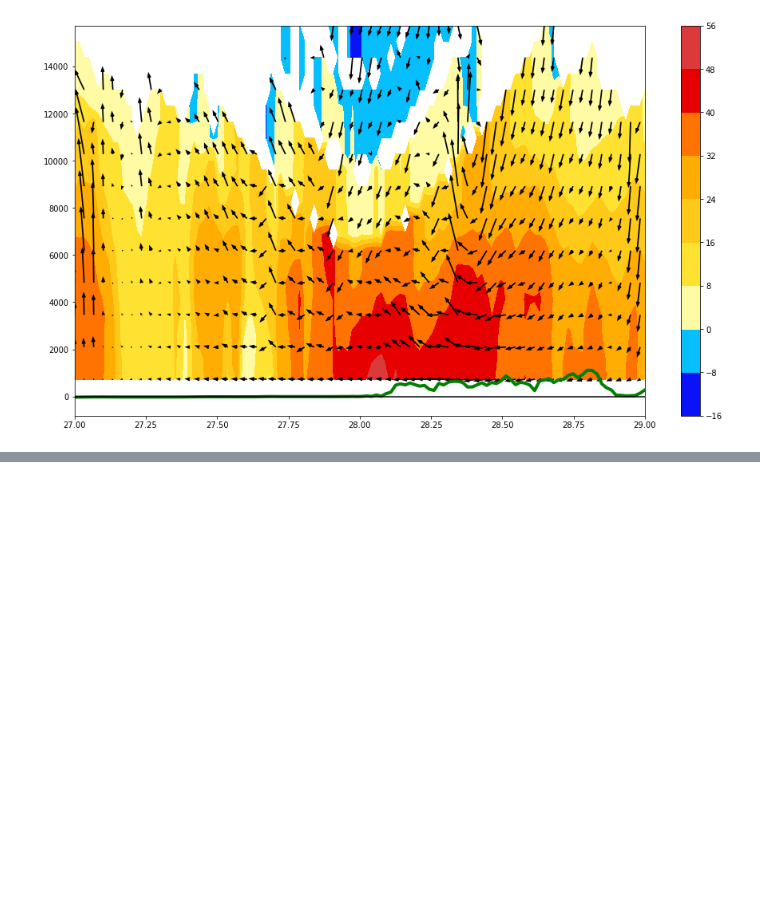
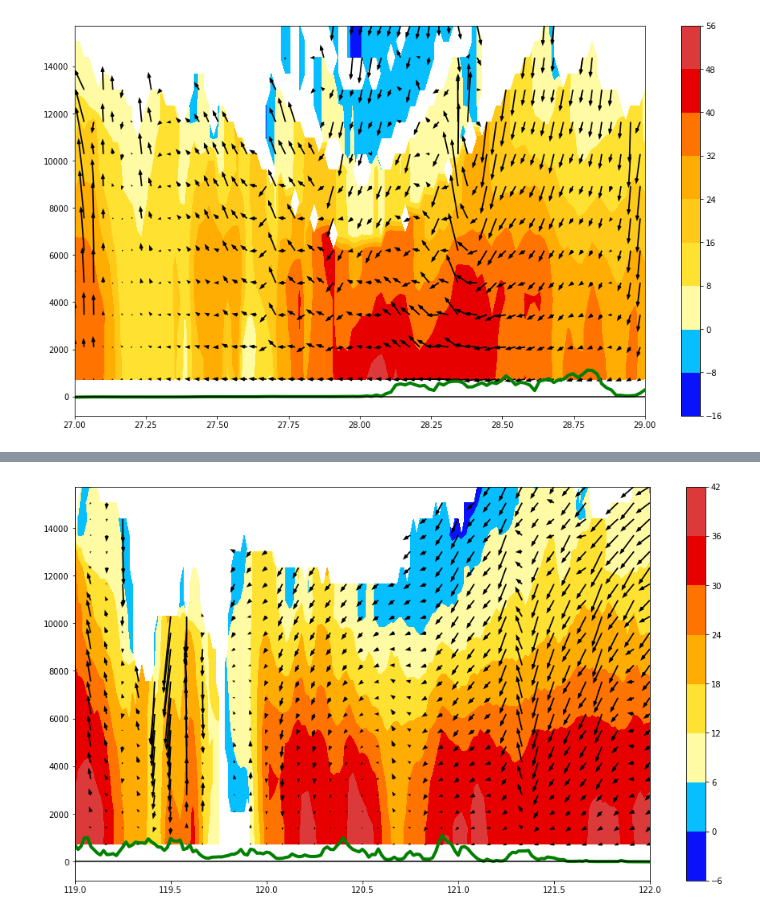
Before and after one commit to liyuan3970/Typhoon_LMQ, a Jupyter notebook: notebooks/叠加地形的测试.ipynb, the cells around one changed output, grey strips where cells are left out. Saved outputs shown, nothing was run; the diff lists cells and outputs as text; code cells hidden in the pictures; blank space fills up the shorter version.

Commit message:
data

```diff
--- a/notebooks/叠加地形的测试.ipynb
+++ b/notebooks/叠加地形的测试.ipynb
@@ -174,0 +179,79 @@ lats (120,)
+# %%
+from matplotlib import cm, colors
+
+import numpy as np
+%matplotlib inline
+import matplotlib.pyplot as plt
+from ncmaps import Cmaps
+
+#设置rgb
+fid = open('/home/liyuan3970/study_demo/met_plot/利齐马/src/radar.rgb')
+data=fid.readlines()
+n=len(data);
+#print(n)
+rgb=np.zeros((n,3))
+for i in np.arange(n):
+    #print(data[0].split(' '))
+    rgb[i][0]=float(data[i].split(' ')[0])
+    rgb[i][1]=data[i].split(' ')[1]
+    rgb[i][2]=data[i].split(' ')[2]
+print((rgb.shape))
+#print(rgb[253])
+rgb_file = 'ncl_default'
+self_define_list = [24,85,132,148,158,168,188,220,240]
+cmaps = Cmaps(rgb_file,self_define_list).listmap()
+#cmaps= colors.ListedColormap(rgb)
+
+
+
+
+fig = plt.figure(figsize=[16, 9])
+from netCDF4 import Dataset
+f = Dataset('/home/liyuan3970/git_demo/test_demo/meto/垂直剖面/location.nc')
+
+lons = f.variables['lon'][:]
+lats = f.variables['lat'][::]
+heigh = f.variables['heigh'][:]
+#print(heigh)
+#print(level)
+lat_sing = 108
+u = f.variables['u'][:,lat_sing,:]
+v = f.variables['v'][:,lat_sing,:]
+w = f.variables['w'][:,lat_sing,:]
+ref = f.variables['ref'][:,lat_sing,:]
+geog = f.variables['geog'][lat_sing,:]
+print('geog',geog.shape)
+print('lats',lats.shape)
+#x = f.variables['x'][:]
+#print(x[90])
+print(lats[lat_sing])
+print(u.shape)
+
+
+# Contour Plot
+X, Y = np.meshgrid(lons, heigh)
+Z = ref
+cp = plt.contourf(X, Y, Z,cmap = cmaps)
+cb = plt.colorbar(cp)
+
+
+# Vector Field
+
+x,y= np.meshgrid(lons[::5], heigh[::1])
+
+U =u[::1,::5]
+V = w[::1,::5]*15
+speed = np.sqrt(U**2 + V**2)
+
+quiv = plt.quiver(x, y, U, V,  # assign to var
+           color='Black',
+           headlength=4)
+
+
+#y轴的数字是x轴数字的平方
+plt.plot(lons,geog,c='green',linewidth=4)
+y_values = np.zeros([181,1])
+plt.plot(lons,y_values,c='black')
+#plt.plot(geog)
+plt.show()
+# %% [output]
@@ -174,0 +263 @@ lats (120,)
+[figure, added]
```
Also changed, not shown: parts of 8 cells of this notebook, 3 other files.
